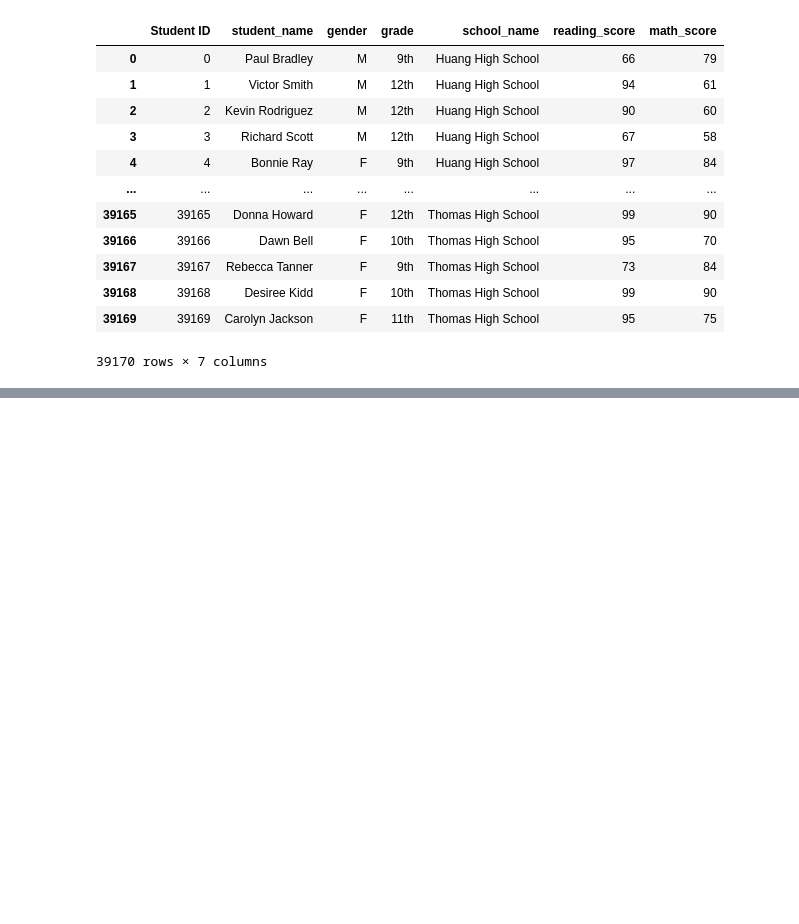
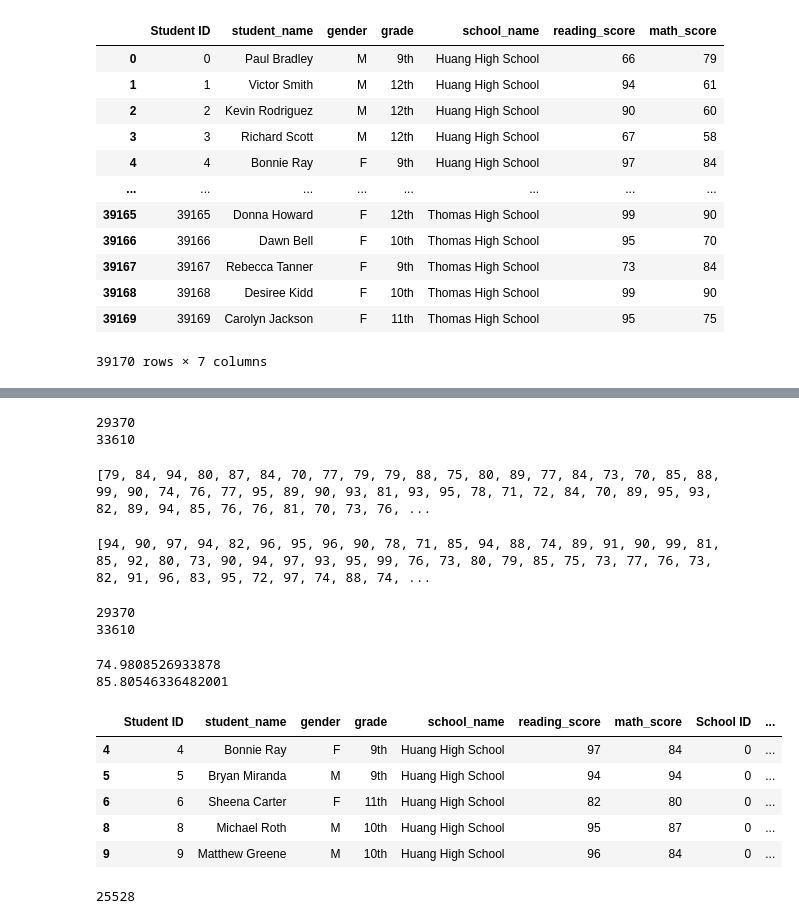
Before and after one commit to Omodayo/School_District_Analysis, a Jupyter notebook: PyCitySchools.ipynb, the cells around one changed output, grey strips where cells are left out. Drawn from its saved outputs; the diff is of its cells as text; code cells hidden in the pictures; blank space fills up the shorter version.

```diff
--- a/PyCitySchools.ipynb
+++ b/PyCitySchools.ipynb
@@ -114,0 +176,77 @@ student_data_df
+# %%
+# Calculate the number of students passing math
+passing_math_count = passing_math['student_name'].count()
+
+# Calculate the number of students passing reading.
+passing_reading_count = passing_reading['student_name'].count()
+
+print(passing_math_count)
+
+print(passing_reading_count)
+# %% [output]
+29370
+33610
+# %%
+passing_math_scores = []
+for score in school_data_complete_df['math_score']:
+    if score >= 70:
+        passing_math_scores.append(score)
+
+print(passing_math_scores)
+# %% [output]
+[79, 84, 94, 80, 87, 84, 70, 77, 79, 79, 88, 75, 80, 89, 77, 84, 73, 70, 85, 88, 99, 90, 74, 76, 77, 95, 89, 90, 93, 81, 93, 95, 78, 71, 72, 84, 70, 89, 95, 93, 82, 89, 94, 85, 76, 76, 81, 70, 73, 76, ...
+# %%
+passing_reading_scores = []
+for score in school_data_complete_df['reading_score']:
+    if score >= 70:
+        passing_reading_scores.append(score)
+
+print(passing_reading_scores)
+# %% [output]
+[94, 90, 97, 94, 82, 96, 95, 96, 90, 78, 71, 85, 94, 88, 74, 89, 91, 90, 99, 81, 85, 92, 80, 73, 90, 94, 97, 93, 95, 99, 76, 73, 80, 79, 85, 75, 73, 77, 76, 73, 82, 91, 96, 83, 95, 72, 97, 74, 88, 74, ...
+# %%
+# Calculate the number of students passing ma
+passing_math_count = len(passing_math_scores)
+
+
+# Calculate the number of students passing reading.
+passing_reading_count = len(passing_reading_scores)
+
+print(passing_math_count)
+
+print(passing_reading_count)
+# %% [output]
+29370
+33610
+# %%
+# Calculate the percent that passed math.
+passing_math_percentage = float((passing_math_count / student_count) * 100)
+
+# Calculate the percent that passed reading.
+passing_reading_percentage = float((passing_reading_count / student_count) * 100)
+
+print(passing_math_percentage)
+
+print(passing_reading_percentage)
+# %% [output]
+74.9808526933878
+85.80546336482001
+# %%
+# Calculate the students who passed both math and reading.
+passing_math_reading = school_data_complete_df[(school_data_complete_df['math_score'] >= 70) &
+                                               (school_data_complete_df['reading_score'] >= 70)]
+
+passing_math_reading.head()
+# %% [output]
+|  | Student ID | student_name | gender | grade | school_name | reading_score | math_score | School ID | ... |
+| 4 | 4 | Bonnie Ray | F | 9th | Huang High School | 97 | 84 | 0 | ... |
+| 5 | 5 | Bryan Miranda | M | 9th | Huang High School | 94 | 94 | 0 | ... |
+| 6 | 6 | Sheena Carter | F | 11th | Huang High School | 82 | 80 | 0 | ... |
+| 8 | 8 | Michael Roth | M | 10th | Huang High School | 95 | 87 | 0 | ... |
+| 9 | 9 | Matthew Greene | M | 10th | Huang High School | 96 | 84 | 0 | ... |
+# %%
+# Calculate the number of students who passed both math and reading.
+overall_passing_math_reading_count = passing_math_reading.student_name.count()
+overall_passing_math_reading_count
+# %% [output]
+25528
```
Also changed, not shown: parts of 13 cells of this notebook, 2 other files.
